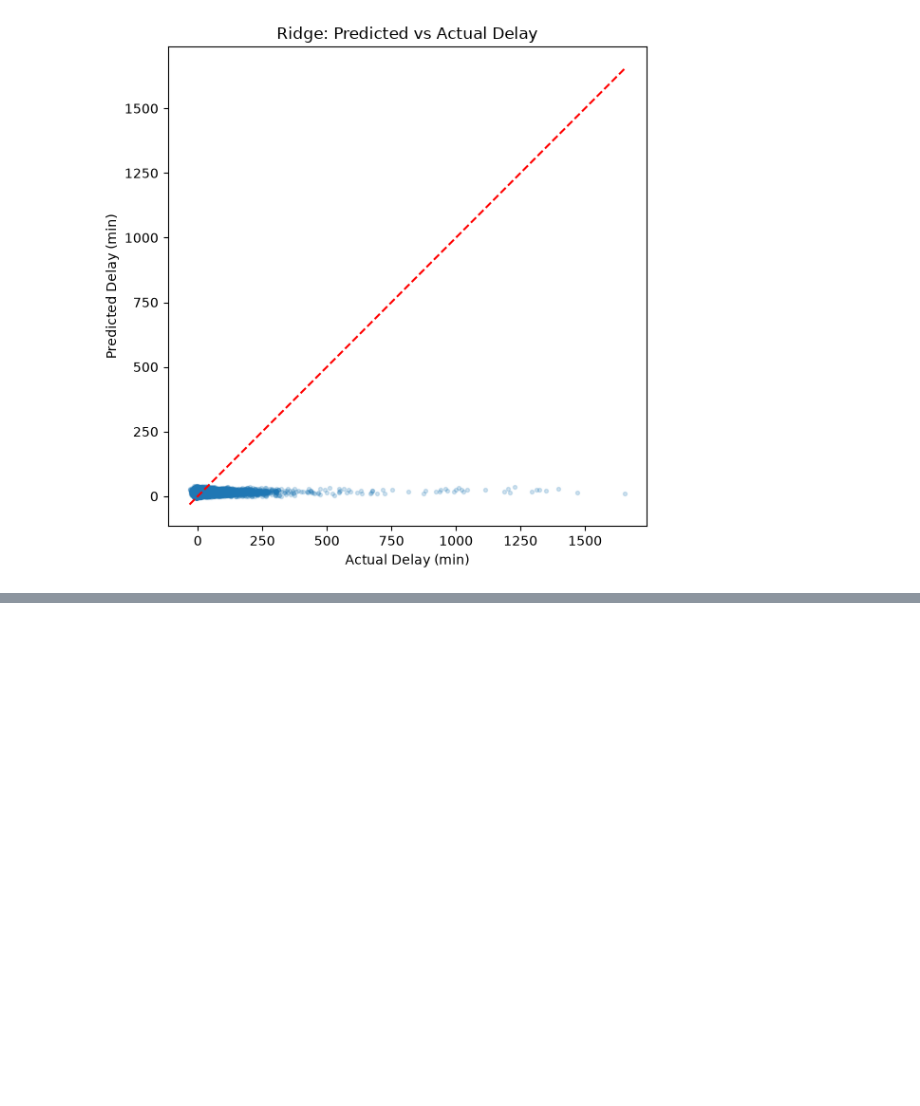
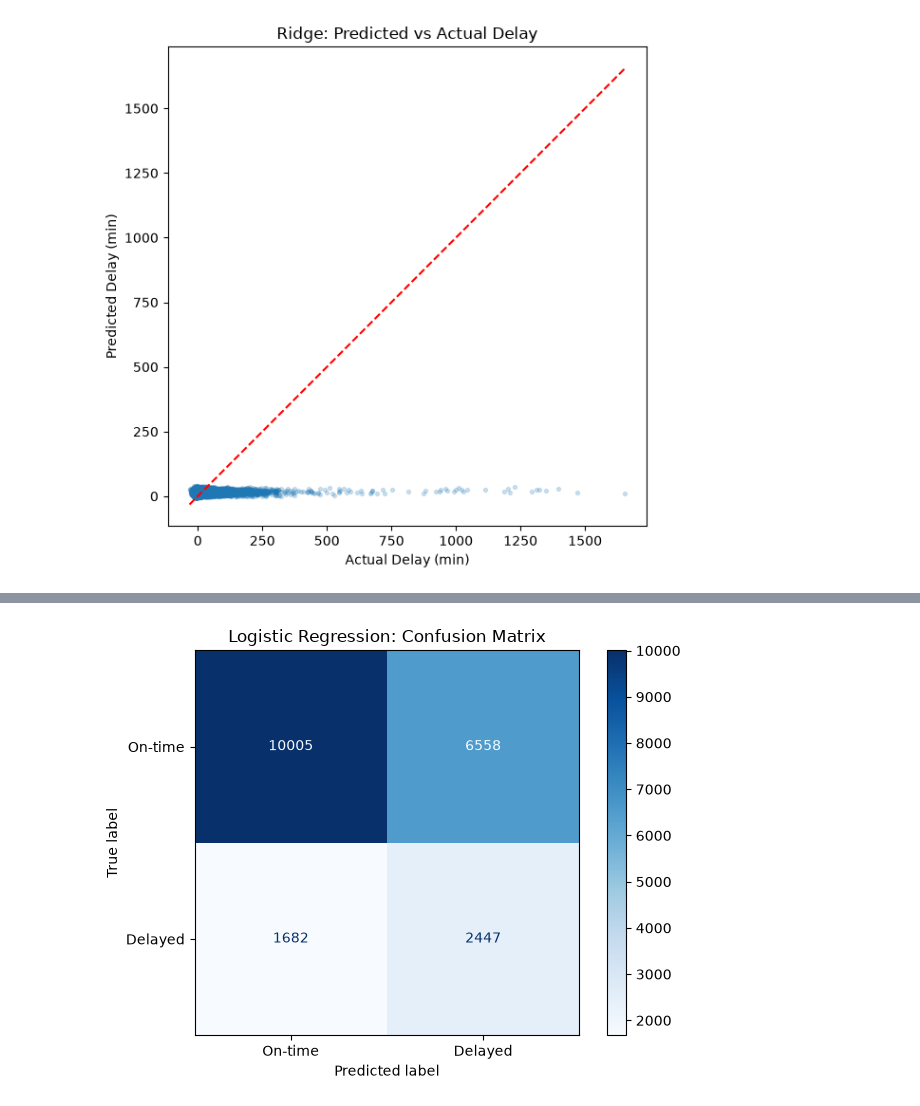
Before and after one commit to ns145-ops/CAP-4770-Project, a Jupyter notebook: project.ipynb, the cells around one changed output, grey strips where cells are left out. Saved outputs shown, nothing was run; the diff lists cells and outputs as text; code cells hidden in the pictures; blank space fills up the shorter version.

Commit message:
Predict flights being delayed

```diff
--- a/project.ipynb
+++ b/project.ipynb
@@ -252,0 +302,28 @@ Saved regression_pred_vs_actual.png
+# %%
+from sklearn.linear_model import LogisticRegression
+
+# Train a simple logistic regression to classify delayed vs on-time flights
+clf_model = LogisticRegression(class_weight="balanced", max_iter=1000, random_state=RANDOM_STATE)
+clf_model.fit(X_clf_train, y_clf_train)
+
+# Predict on the test set
+clf_preds = clf_model.predict(X_clf_test)
+# %%
+from sklearn.metrics import (
+    accuracy_score, precision_score, recall_score, f1_score,
+    confusion_matrix, classification_report
+)
+
+accuracy = accuracy_score(y_clf_test, clf_preds)
+precision = precision_score(y_clf_test, clf_preds)
+recall = recall_score(y_clf_test, clf_preds)
+f1 = f1_score(y_clf_test, clf_preds)
+cm = confusion_matrix(y_clf_test, clf_preds)
+
+print(f"Accuracy:  {accuracy:.3f}")
+print(f"Precision: {precision:.3f}")
+print(f"Recall:    {recall:.3f}")
+print(f"F1-score:  {f1:.3f}")
+print("\nConfusion matrix:")
+print(cm)
+print("\n" + classification_report(y_clf_test, clf_preds, target_names=["On-time", "Delayed"]))
@@ -252,0 +348,11 @@ Saved regression_pred_vs_actual.png
+# %%
+from sklearn.metrics import ConfusionMatrixDisplay
+
+# Visualize how many delayed/on-time flights were predicted correctly
+disp = ConfusionMatrixDisplay(confusion_matrix=cm, display_labels=["On-time", "Delayed"])
+disp.plot(cmap="Blues", values_format="d")
+plt.title("Logistic Regression: Confusion Matrix")
+plt.tight_layout()
+plt.show()
+# %% [output]
+[figure, added]
```
Also changed, not shown: parts of 2 cells of this notebook.
